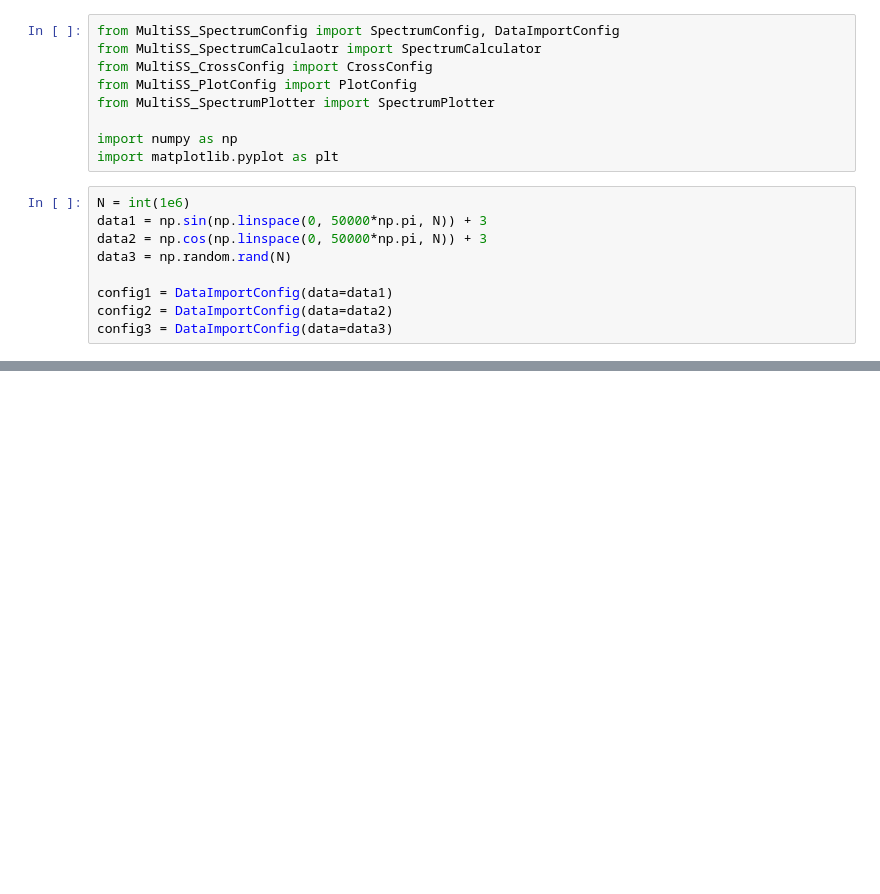
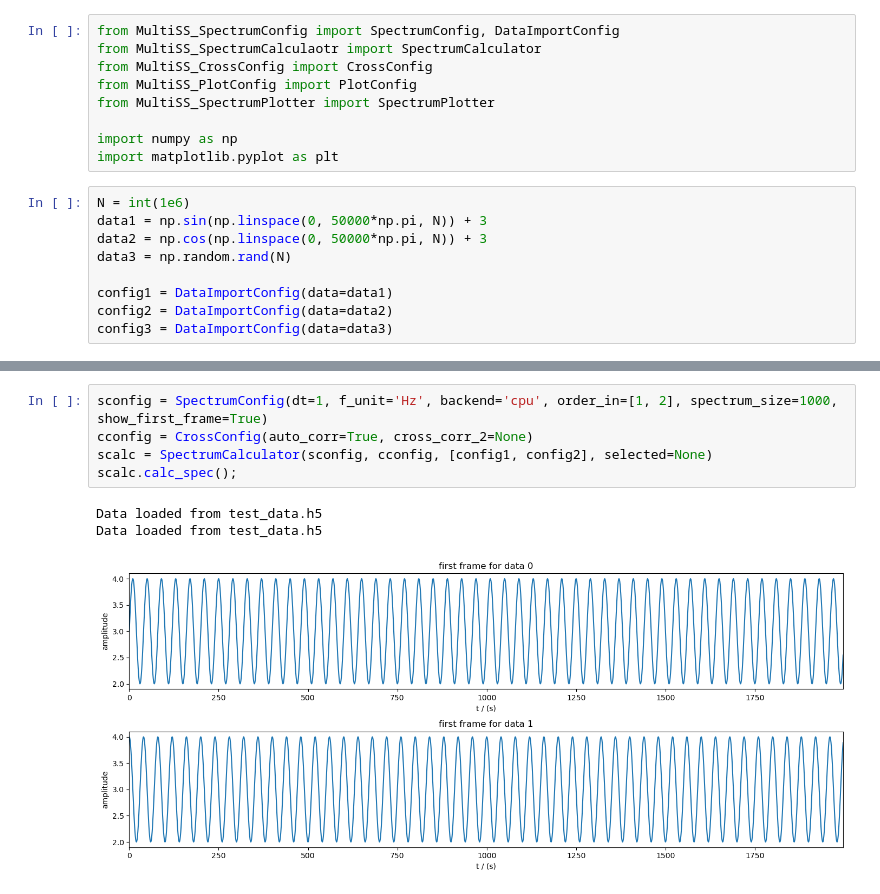
Before and after one commit to ArminGEtemad/SignalSnap-PyTorch, a Jupyter notebook: ExampleJupyterNB.ipynb, the cells around one changed output, grey strips where cells are left out. Drawn from its saved outputs; the diff is of its cells as text; blank space fills up the shorter version.

```diff
--- a/ExampleJupyterNB.ipynb
+++ b/ExampleJupyterNB.ipynb
@@ -64,0 +70,9 @@ S2 Scaling Information:
+# %%
+sconfig = SpectrumConfig(dt=1, f_unit='Hz', backend='cpu', order_in=[1, 2], spectrum_size=1000, show_first_frame=True)
+cconfig = CrossConfig(auto_corr=True, cross_corr_2=None)
+scalc = SpectrumCalculator(sconfig, cconfig, [config1, config2], selected=None)
+scalc.calc_spec();
+# %% [output]
+Data loaded from test_data.h5
+Data loaded from test_data.h5
+[figure, added]
```
Also changed, not shown: parts of 4 cells of this notebook, 7 other files.
